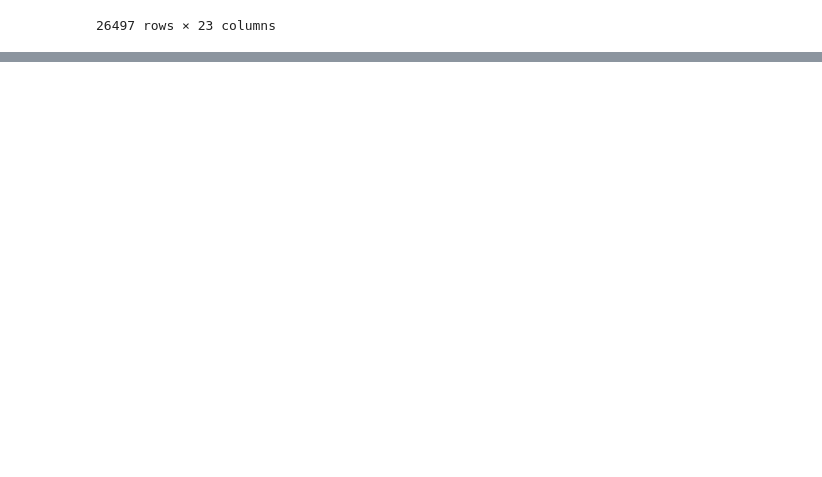
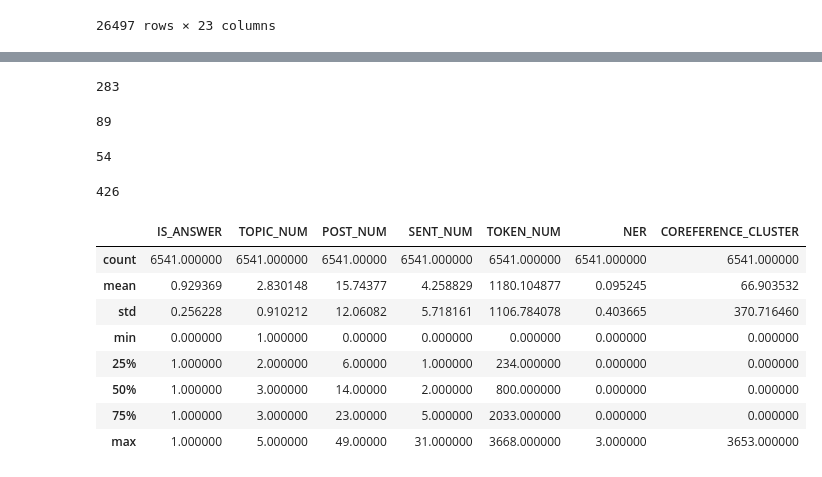
Before and after one commit to DmitryKutsev/cross-document_coreference, a Jupyter notebook: classifiers/new_decision_tree.ipynb, the cells around one changed output, grey strips where cells are left out. Cells and saved outputs as stored; diff of their text form; code cells hidden in the pictures; blank space fills up the shorter version.

```diff
--- a/classifiers/new_decision_tree.ipynb
+++ b/classifiers/new_decision_tree.ipynb
@@ -130,0 +141,16 @@ cor_df
+# %%
+len(df.loc[df['NER'] == 1])
+# %% [output]
+283
+# %%
+len(df.loc[df['NER'] == 2])
+# %% [output]
+89
+# %%
+len(df.loc[df['NER'] == 3])
+# %% [output]
+54
+# %%
+len(df.loc[df['NER'].isin([1,2,3])])
+# %% [output]
+426
@@ -130,0 +159,12 @@ cor_df
+# %%
+df.describe()
+# %% [output]
+|  | IS_ANSWER | TOPIC_NUM | POST_NUM | SENT_NUM | TOKEN_NUM | NER | COREFERENCE_CLUSTER |
+| count | 6541.000000 | 6541.000000 | 6541.00000 | 6541.000000 | 6541.000000 | 6541.000000 | 6541.000000 |
+| mean | 0.929369 | 2.830148 | 15.74377 | 4.258829 | 1180.104877 | 0.095245 | 66.903532 |
+| std | 0.256228 | 0.910212 | 12.06082 | 5.718161 | 1106.784078 | 0.403665 | 370.716460 |
+| min | 0.000000 | 1.000000 | 0.00000 | 0.000000 | 0.000000 | 0.000000 | 0.000000 |
+| 25% | 1.000000 | 2.000000 | 6.00000 | 1.000000 | 234.000000 | 0.000000 | 0.000000 |
+| 50% | 1.000000 | 3.000000 | 14.00000 | 2.000000 | 800.000000 | 0.000000 | 0.000000 |
+| 75% | 1.000000 | 3.000000 | 23.00000 | 5.000000 | 2033.000000 | 0.000000 | 0.000000 |
+| max | 1.000000 | 5.000000 | 49.00000 | 31.000000 | 3668.000000 | 3.000000 | 3653.000000 |
```
Also changed, not shown: parts of 22 cells of this notebook.
